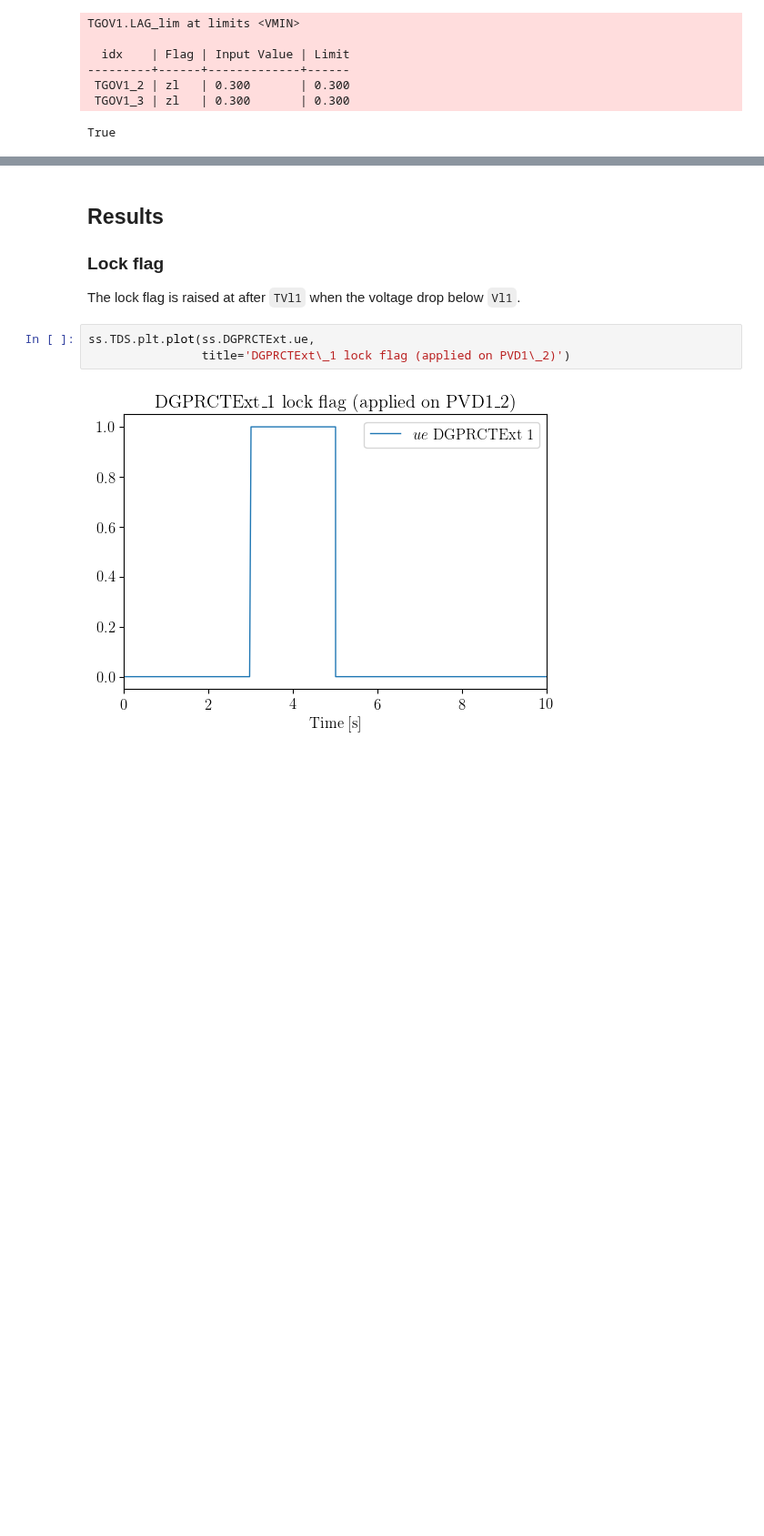
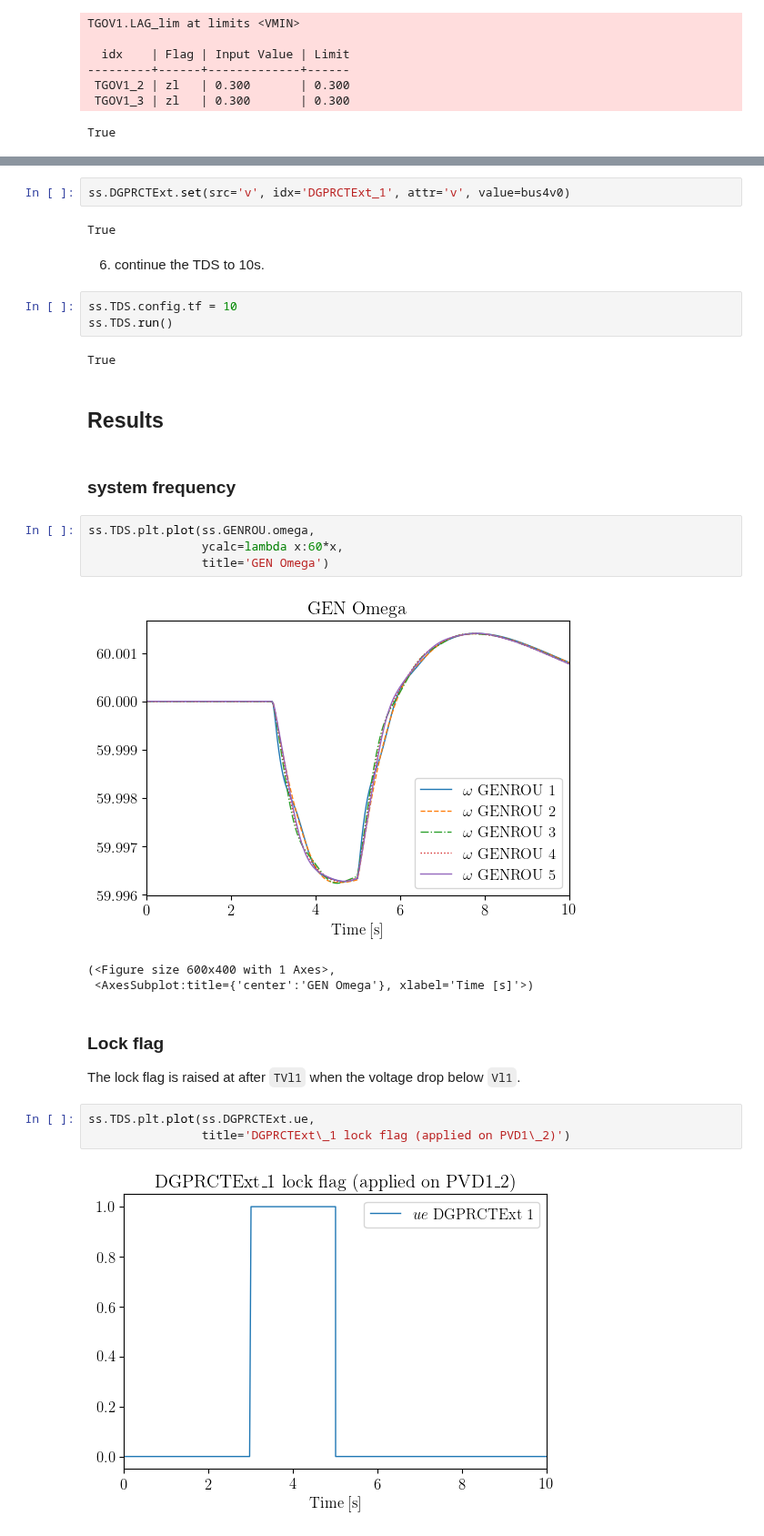
Before and after one commit to CURENT/andes, a Jupyter notebook: examples/demonstration/1.2 demo_DGPRCTExt.ipynb, the cells around one changed output, grey strips where cells are left out. Shown at 91% size. Cells and saved outputs as stored; diff of their text form; blank space fills up the shorter version.

```diff
--- a/examples/demonstration/1.2 demo_DGPRCTExt.ipynb
+++ b/examples/demonstration/1.2 demo_DGPRCTExt.ipynb
@@ -80,6 +73,27 @@ True
+# %%
+ss.DGPRCTExt.set(src='v', idx='DGPRCTExt_1', attr='v', value=bus4v0)
+# %% [output]
+True
+# %% [markdown]
+6) continue the TDS to 10s.
+# %%
+ss.TDS.config.tf = 10
+ss.TDS.run()
+# %% [output]
+True
+# %% [markdown]
+## Results
+# %% [markdown]
+### system frequency
+# %%
+ss.TDS.plt.plot(ss.GENROU.omega,
+                ycalc=lambda x:60*x,
+                title='GEN Omega')
+# %% [output]
+[figure, added]
+(<Figure size 600x400 with 1 Axes>,
+ <AxesSubplot:title={'center':'GEN Omega'}, xlabel='Time [s]'>)
 # %% [markdown]
-## Results
-
 ### Lock flag
 
 The lock flag is raised at after `TVl1` when the voltage drop below `Vl1`.
```
Also changed, not shown: parts of 11 cells of this notebook.
